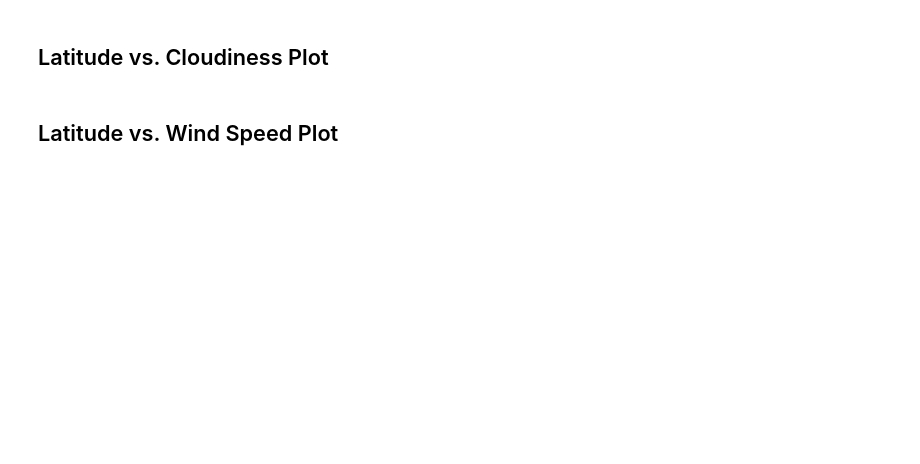
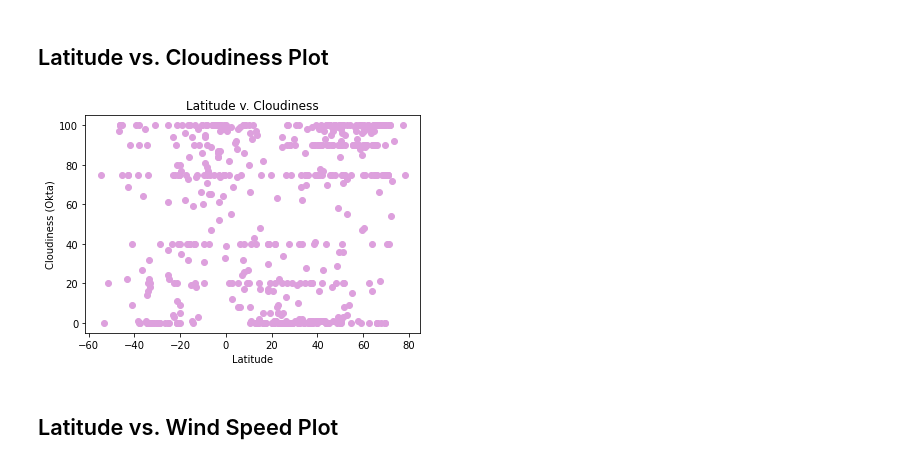
Before and after one commit to reccleston/python-api-challenge, a Jupyter notebook: WeatherPy/WeatherPy.ipynb, the cells around one changed output. Drawn from its saved outputs; the diff is of its cells as text; code cells hidden in the pictures; blank space fills up the shorter version.

```diff
--- a/WeatherPy/WeatherPy.ipynb
+++ b/WeatherPy/WeatherPy.ipynb
@@ -191,4 +203,15 @@ Skip this step if there are no cities that have humidity > 100%.
 # %% [markdown]
 ## Latitude vs. Cloudiness Plot
+# %%
+clouds = raw_df['clouds.all'].dropna()
+
+plt.scatter(lat, clouds, color='plum')
+plt.title('Latitude v. Cloudiness')
+plt.xlabel('Latitude')
+plt.ylabel('Cloudiness (Okta)')
+plt.savefig(f'../output_data/cloud_lat.png', dpi=400)
+plt.show()
+# %% [output]
+[figure, added]
 # %% [markdown]
 ## Latitude vs. Wind Speed Plot
```
Also changed, not shown: parts of 12 cells of this notebook, 4 other files.
